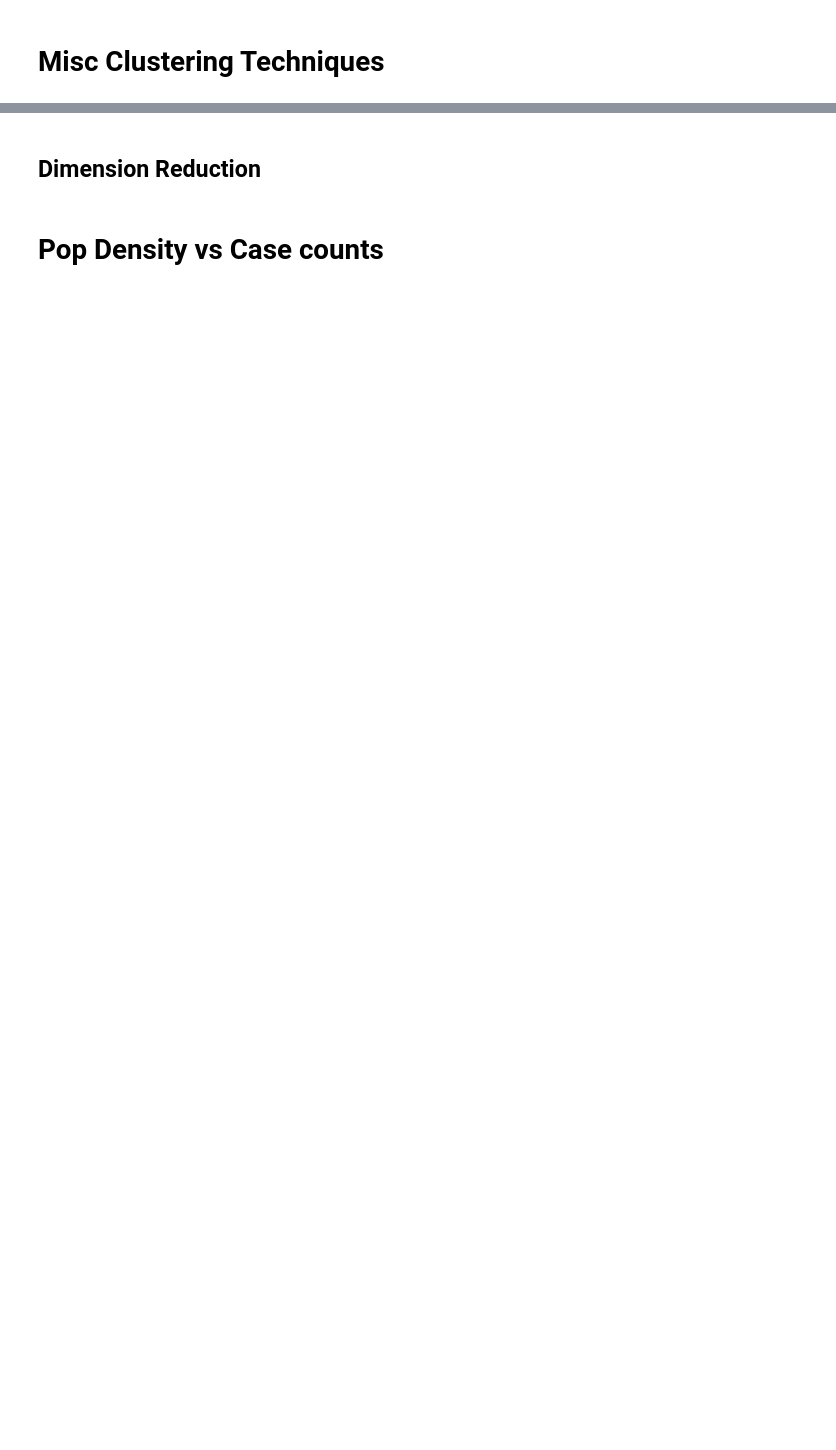
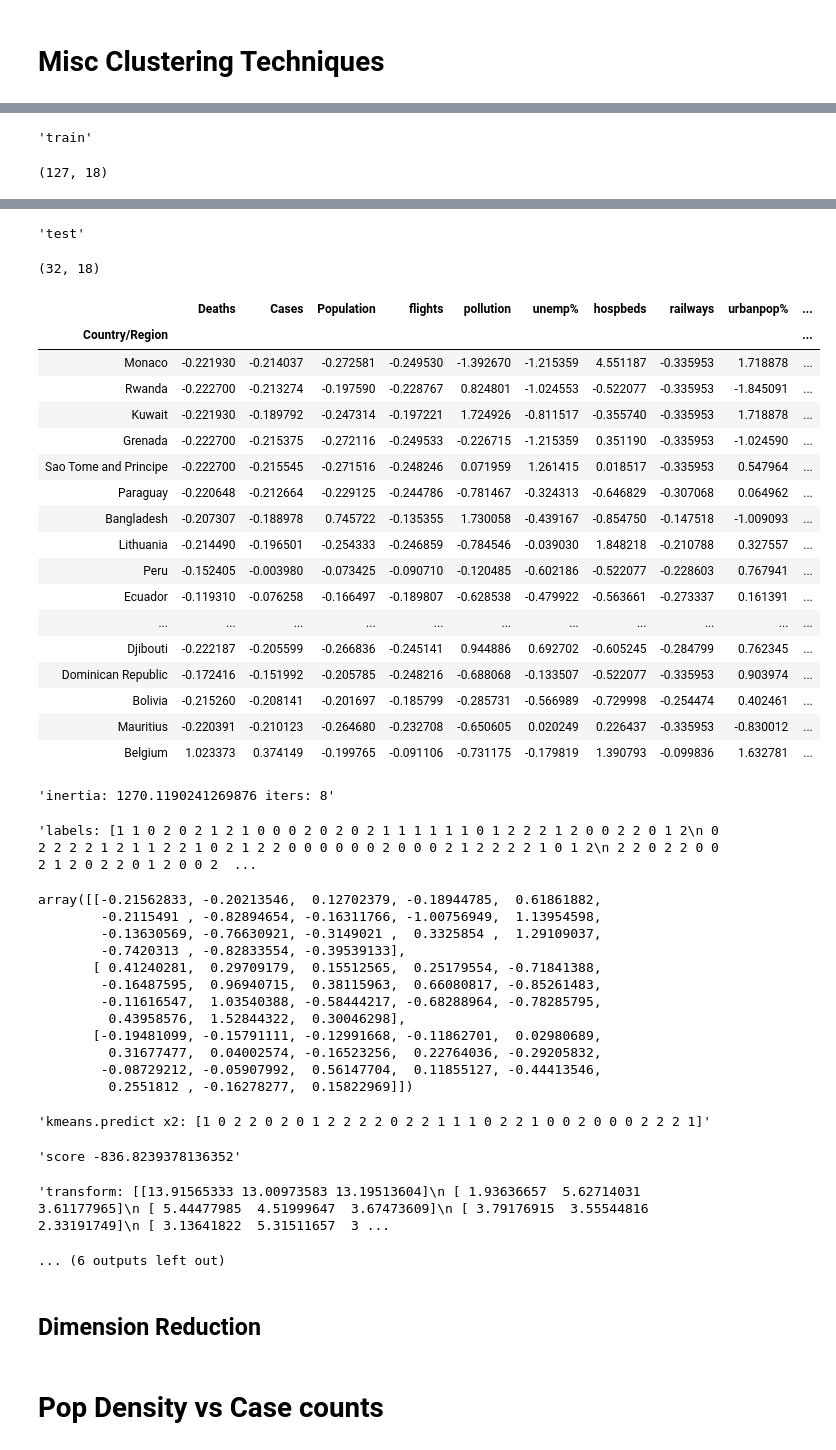
Before and after one commit to dougfoo/machineLearning, a Jupyter notebook: covid/COVID-global-clustering.ipynb, the cells around one changed output, grey strips where cells are left out. Cells and saved outputs as stored; diff of their text form; code cells hidden in the pictures; blank space fills up the shorter version.

Commit message:
cluster normalized split

```diff
--- a/covid/COVID-global-clustering.ipynb
+++ b/covid/COVID-global-clustering.ipynb
@@ -277,8 +277,8 @@ display('orig',df_sc.head(2))
 df_sc = pd.DataFrame(scaler.fit_transform(df_sc), index=df_sc.index, columns=df_sc.columns)
 display('scale',df_sc.head(2))
 
-df_sc = pd.DataFrame(scaler.inverse_transform(df_sc), index=df_sc.index, columns=df_sc.columns)
-display('inverse',df_sc.head(2))
+# df_sc = pd.DataFrame(scaler.inverse_transform(df_sc), index=df_sc.index, columns=df_sc.columns)
+# display('inverse',df_sc.head(2))
 # %% [output]
 'orig'
 |  | Deaths | Cases | Population | flights | pollution | unemp% | hospbeds | railways | urbanpop% | ... |
@@ -342,12 +408,12 @@ display(f'transform: {kmeans.transform(df_test)}')  # what does this do, distanc
 # %%
 ## apply to all cols
+from sklearn.model_selection import train_test_split
+df_gm5 = df_sc.copy()
+df_train,df_test = train_test_split(df_gm5,test_size=0.2)
 
-df_gm5 = df_gmerged4.copy().set_index('Country/Region')
-df_train = pd.concat([df_gm5.iloc[:,6:10],df_gm5.loc[['Japan','Pakistan','France','Italy']].iloc[:,6:10]], axis=0)
-df_test = df_gm5.iloc[20:22,6:10]
 
-display('train',df_train.head(10))
-display('test',df_test)
+display('train',df_train.shape, df_train.head(10))
+display('test',df_test.shape, df_test)
 
 kmeans = KMeans(n_clusters=3, random_state=0).fit(df_train) # train on sample rows
 
@@ -357,3 +423,11 @@ display(kmeans.cluster_centers_)                           # k-centers
 display(f'kmeans.predict x2: {kmeans.predict(df_test)}')  # evaluate 2 arb points
 display(f'score {kmeans.score(df_test)}') # score
 display(f'transform: {kmeans.transform(df_test)}')  # what does this do, distance of each pt ?
+
+df_train['cluster'] = kmeans.labels_
+df_test['cluster'] = kmeans.predict(df_test)
+display('train',df_train)
+display('test',df_test)
+# %% [output]
+'train'
+(127, 18)
@@ -360,3 +446,41 @@ display(f'transform: {kmeans.transform(df_test)}')  # what does this do, distanc
+'test'
+(32, 18)
+|  | Deaths | Cases | Population | flights | pollution | unemp% | hospbeds | railways | urbanpop% | ... |
+| Country/Region |  |  |  |  |  |  |  |  |  | ... |
+| Monaco | -0.221930 | -0.214037 | -0.272581 | -0.249530 | -1.392670 | -1.215359 | 4.551187 | -0.335953 | 1.718878 | ... |
+| Rwanda | -0.222700 | -0.213274 | -0.197590 | -0.228767 | 0.824801 | -1.024553 | -0.522077 | -0.335953 | -1.845091 | ... |
+| Kuwait | -0.221930 | -0.189792 | -0.247314 | -0.197221 | 1.724926 | -0.811517 | -0.355740 | -0.335953 | 1.718878 | ... |
+| Grenada | -0.222700 | -0.215375 | -0.272116 | -0.249533 | -0.226715 | -1.215359 | 0.351190 | -0.335953 | -1.024590 | ... |
+| Sao Tome and Principe | -0.222700 | -0.215545 | -0.271516 | -0.248246 | 0.071959 | 1.261415 | 0.018517 | -0.335953 | 0.547964 | ... |
+| Paraguay | -0.220648 | -0.212664 | -0.229125 | -0.244786 | -0.781467 | -0.324313 | -0.646829 | -0.307068 | 0.064962 | ... |
+| Bangladesh | -0.207307 | -0.188978 | 0.745722 | -0.135355 | 1.730058 | -0.439167 | -0.854750 | -0.147518 | -1.009093 | ... |
+| Lithuania | -0.214490 | -0.196501 | -0.254333 | -0.246859 | -0.784546 | -0.039030 | 1.848218 | -0.210788 | 0.327557 | ... |
+| Peru | -0.152405 | -0.003980 | -0.073425 | -0.090710 | -0.120485 | -0.602186 | -0.522077 | -0.228603 | 0.767941 | ... |
+| Ecuador | -0.119310 | -0.076258 | -0.166497 | -0.189807 | -0.628538 | -0.479922 | -0.563661 | -0.273337 | 0.161391 | ... |
+| ... | ... | ... | ... | ... | ... | ... | ... | ... | ... | ... |
+| Djibouti | -0.222187 | -0.205599 | -0.266836 | -0.245141 | 0.944886 | 0.692702 | -0.605245 | -0.284799 | 0.762345 | ... |
+| Dominican Republic | -0.172416 | -0.151992 | -0.205785 | -0.248216 | -0.688068 | -0.133507 | -0.522077 | -0.335953 | 0.903974 | ... |
+| Bolivia | -0.215260 | -0.208141 | -0.201697 | -0.185799 | -0.285731 | -0.566989 | -0.729998 | -0.254474 | 0.402461 | ... |
+| Mauritius | -0.220391 | -0.210123 | -0.264680 | -0.232708 | -0.650605 | 0.020249 | 0.226437 | -0.335953 | -0.830012 | ... |
+| Belgium | 1.023373 | 0.374149 | -0.199765 | -0.091106 | -0.731175 | -0.179819 | 1.390793 | -0.099836 | 1.632781 | ... |
+'inertia: 1270.1190241269876 iters: 8'
+'labels: [1 1 0 2 0 2 1 2 1 0 0 0 2 0 2 0 2 1 1 1 1 1 1 0 1 2 2 2 1 2 0 0 2 2 0 1 2\n 0 2 2 2 2 1 2 1 1 2 2 1 0 2 1 2 2 0 0 0 0 0 0 2 0 0 0 2 1 2 2 2 2 1 0 1 2\n 2 2 0 2 2 0 0 2 1 2 0 2 2 0 1 2 0 0 2  ...
+array([[-0.21562833, -0.20213546,  0.12702379, -0.18944785,  0.61861882,
+        -0.2115491 , -0.82894654, -0.16311766, -1.00756949,  1.13954598,
+        -0.13630569, -0.76630921, -0.3149021 ,  0.3325854 ,  1.29109037,
+        -0.7420313 , -0.82833554, -0.39539133],
+       [ 0.41240281,  0.29709179,  0.15512565,  0.25179554, -0.71841388,
+        -0.16487595,  0.96940715,  0.38115963,  0.66080817, -0.85261483,
+        -0.11616547,  1.03540388, -0.58444217, -0.68288964, -0.78285795,
+         0.43958576,  1.52844322,  0.30046298],
+       [-0.19481099, -0.15791111, -0.12991668, -0.11862701,  0.02980689,
+         0.31677477,  0.04002574, -0.16523256,  0.22764036, -0.29205832,
+        -0.08729212, -0.05907992,  0.56147704,  0.11855127, -0.44413546,
+         0.2551812 , -0.16278277,  0.15822969]])
+'kmeans.predict x2: [1 0 2 2 0 2 0 1 2 2 2 2 0 2 2 1 1 1 0 2 2 1 0 0 2 0 0 0 2 2 2 1]'
+'score -836.8239378136352'
+'transform: [[13.91565333 13.00973583 13.19513604]\n [ 1.93636657  5.62714031  3.61177965]\n [ 5.44477985  4.51999647  3.67473609]\n [ 3.79176915  3.55544816  2.33191749]\n [ 3.13641822  5.31511657  3 ...
+... (6 outputs left out)
 # %% [markdown]
 ## Dimension Reduction
 # %%
```
Also changed, not shown: parts of 4 cells of this notebook.
